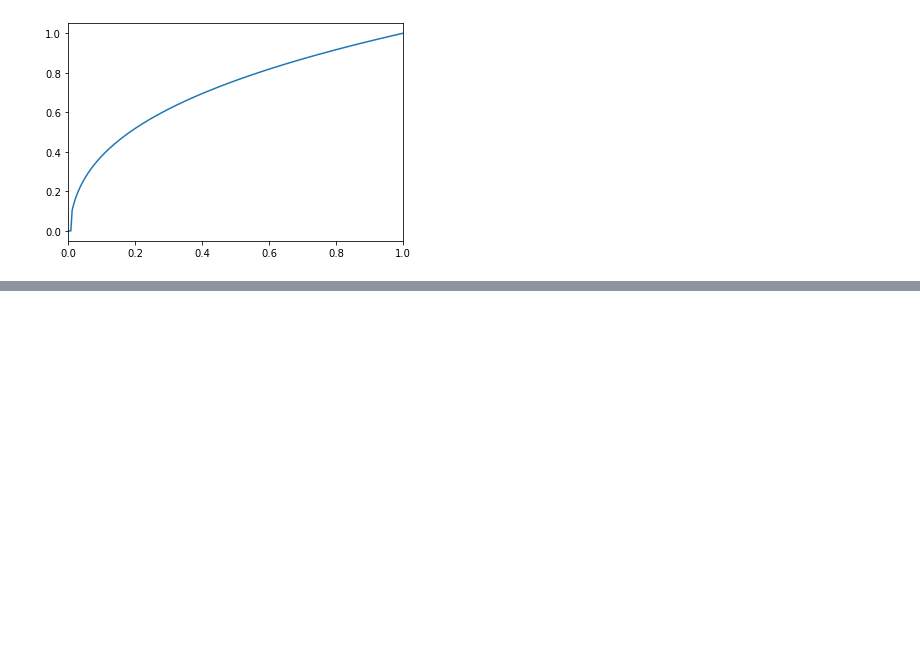
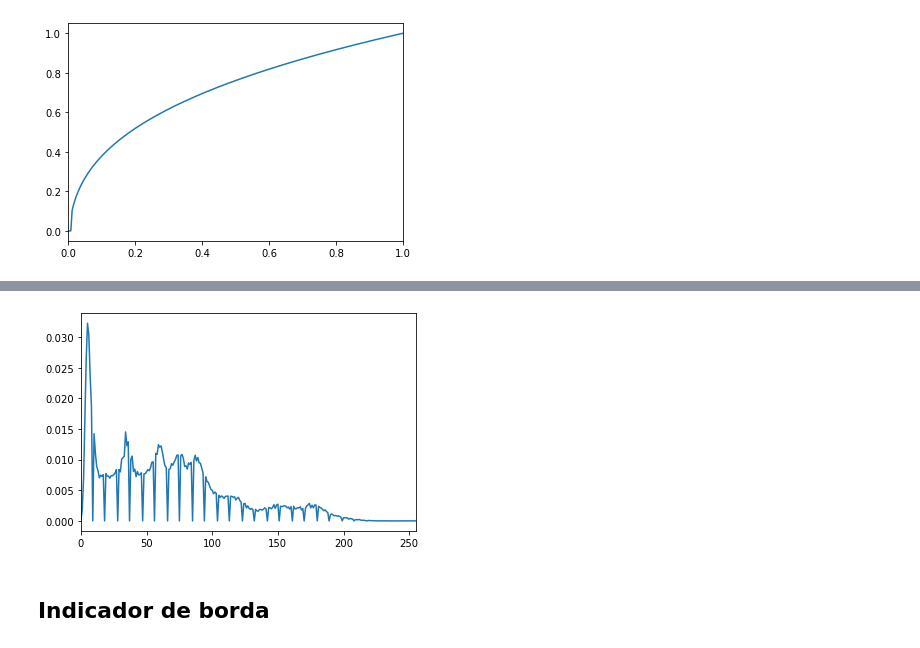
Before and after one commit to LeonardoMMFontoura/INF-1761-COMPUTACAO-GRAFICA, a Jupyter notebook: Trabalho-2/T2_imagem_part1.ipynb, the cells around one changed output, grey strips where cells are left out. Saved outputs shown, nothing was run; the diff lists cells and outputs as text; code cells hidden in the pictures; blank space fills up the shorter version.

```diff
--- a/Trabalho-2/T2_imagem_part1.ipynb
+++ b/Trabalho-2/T2_imagem_part1.ipynb
@@ -121,0 +124,9 @@ plt.show()
+# %%
+hist2, _ = np.histogram(vals, bins=256,density=True)
+plt.plot(x, hist2)
+plt.xlim([0,255])
+plt.show()
+# %% [output]
+[figure, added]
+# %% [markdown]
+<h2>Indicador de borda</h2>
```
Also changed, not shown: parts of 12 cells of this notebook.
